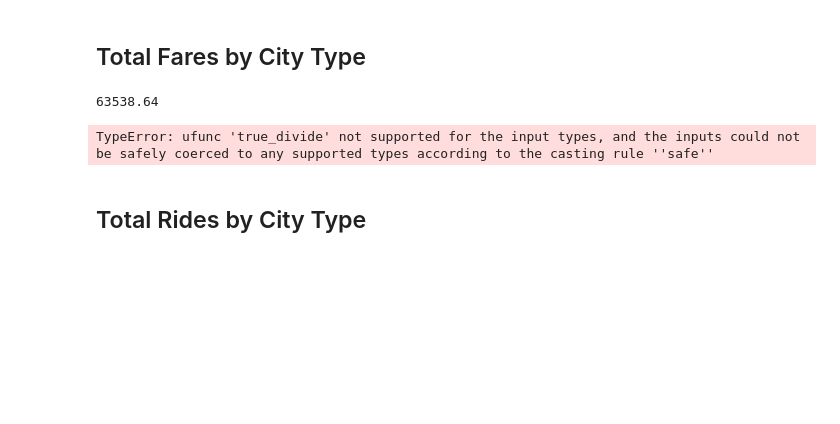
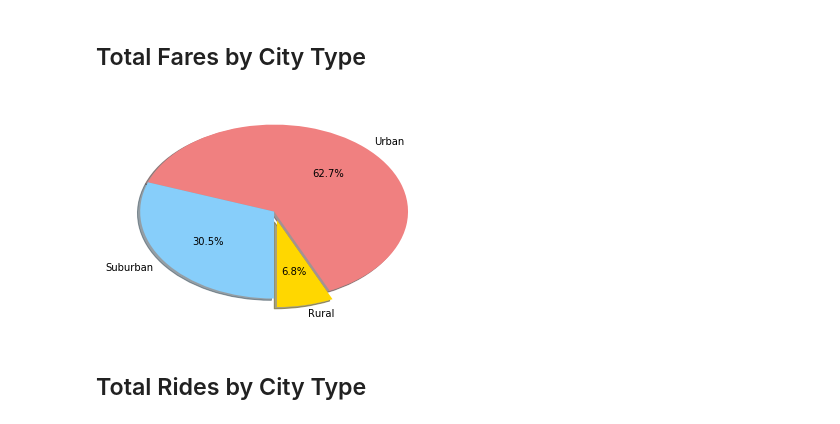
Before and after one commit to 4d4m43/PyBer, a Jupyter notebook: PyBer/pyber_AdamAbdelmalek.ipynb, the cells around one changed output. Cells and saved outputs as stored; diff of their text form; code cells hidden in the pictures; blank space fills up the shorter version.

```diff
--- a/PyBer/pyber_AdamAbdelmalek.ipynb
+++ b/PyBer/pyber_AdamAbdelmalek.ipynb
@@ -84,34 +84,34 @@ plt.show()
 # %%
 # Calculate Type Percents
 total = cityride_df['fare'].sum()\
 
-print(total)
-rural = cityride_df[cityride_df['type'] == 'Rural'].sum()/total
-print(rural)
-#urban = cityride_df[cityride_df['type'] == 'Urban'].sum()/total
-#suburban = cityride_df[cityride_df['type'] == 'Suburban'].sum()/total
+rural_df = cityride_df[cityride_df['type'] == 'Rural']
+rural = rural_df['fare'].sum()/total
 
-# Build Pie Chart
+urban_df = cityride_df[cityride_df['type'] == 'Urban']
+urban = urban_df['fare'].sum()/total
+
+suburban_df = cityride_df[cityride_df['type'] == 'Suburban']
+suburban = suburban_df['fare'].sum()/total
 
 # Labels for the sections of our pie chart
 labels = ["Rural", "Urban", "Suburban"]
 
 # The values of each section of the pie chart
 sizes = [rural, urban, suburban]
 
 # The colors of each section of the pie chart
 colors = ["gold", "lightcoral", "lightskyblue"]
 
 # Tells matplotlib to seperate the "Python" section from the others
 explode = (0.1, 0, 0)
 
 # Save Figure
 plt.pie(sizes, explode=explode, labels=labels, colors=colors,
         autopct="%1.1f%%", shadow=True, startangle=270)
 plt.show()
 # %% [output]
-63538.64
-TypeError: ufunc 'true_divide' not supported for the input types, and the inputs could not be safely coerced to any supported types according to the casting rule ''safe''
+[figure, added]
 # %%
 # Show Figure
 plt.show()
```
Also changed, not shown: parts of 5 cells of this notebook.
